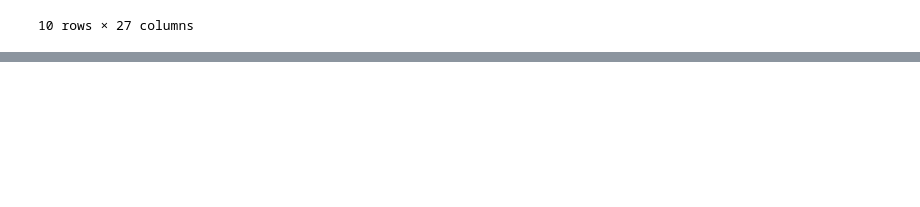
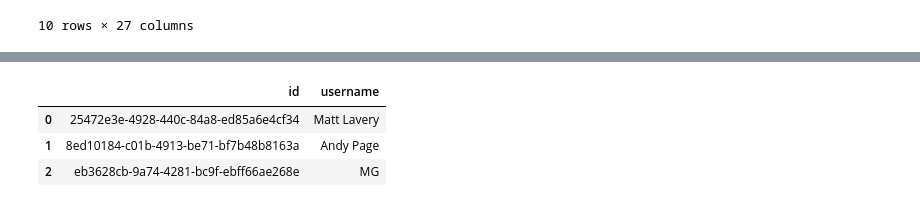
Before and after one commit to Gavin-Persad/predictions_data, a Jupyter notebook: Notebooks/not_yet_entered.ipynb, the cells around one changed output, grey strips where cells are left out. Drawn from its saved outputs; the diff is of its cells as text; code cells hidden in the pictures; blank space fills up the shorter version.

Commit message:
working but need to clean up return

```diff
--- a/Notebooks/not_yet_entered.ipynb
+++ b/Notebooks/not_yet_entered.ipynb
@@ -7,6 +7,7 @@ paths = {
     'predictions': Path('../CSV/25.03.2026/predictions_rows.csv'),
     'fixtures': Path('../CSV/25.03.2026/fixtures_rows.csv'),
     'game_weeks': Path('../CSV/25.03.2026/game_weeks_rows.csv'),
+    'season_players': Path('../CSV/25.03.2026/season_players_rows.csv'),
 }
 
 def load_and_clean(p):
@@ -19,7 +20,7 @@ def load_and_clean(p):
     # coerce obvious datetime-like columns
     for c in df.columns:
         cl = c.lower()
-        if any(k in cl for k in ('date','time','created_at','kick','kickoff')):
+        if any(k in cl for k in ('date','time','created_at','kick','kickoff','updated_at','predictions_close')):
             df[c] = pd.to_datetime(df[c], errors='coerce')
     return df
 
@@ -28,12 +29,14 @@ profiles = load_and_clean(paths['profiles'])
 predictions = load_and_clean(paths['predictions'])
 fixtures = load_and_clean(paths['fixtures'])
 game_weeks = load_and_clean(paths['game_weeks'])
+season_players = load_and_clean(paths['season_players'])
 
 # Quick checks
 print('profiles', profiles.shape)
 print('predictions', predictions.shape)
 print('fixtures', fixtures.shape)
 print('game_weeks', game_weeks.shape)
+print('season_players', season_players.shape)
 # %% [output]
 profiles (48, 4)
 predictions (10000, 7)
@@ -81,0 +109,73 @@ merged shape: (10000, 27)
+# %%
+# Compute players missing timely predictions for a game week (stepwise)
+# Set target GW id here (placeholder 'XXXX')
+targeted_game_week = '3ea490f3-3471-4c91-b539-2dde6cbff1daXXXX'
+# If placeholder detected, show available ids and pick the first one for a quick test
+if 'XXXX' in str(targeted_game_week) or str(targeted_game_week).strip() == '':
+    print('Placeholder targeted_game_week detected. Available game_week ids (first 10):')
+    try:
+        print(game_weeks['id'].astype(str).head(10).tolist())
+    except Exception:
+        print('Could not list game_week ids (game_weeks may be empty or missing id column)')
+    if not game_weeks.empty and 'id' in game_weeks.columns:
+        targeted_game_week = game_weeks['id'].astype(str).iat[0]
+        print('Using sample game_week id for testing:', targeted_game_week)
+    else:
+        raise RuntimeError('game_weeks is empty or missing id; set targeted_game_week to a valid id')
+
+try:
+    if targeted_game_week == 'XXXX':
+        print('Set targeted_game_week to a real game_week id to run the check (placeholder currently).')
+    else:
+        # 1. find season for the GW
+        gw_row = game_weeks[game_weeks['id'].astype(str) == str(targeted_game_week)]
+        if gw_row.empty:
+            raise KeyError(f'Game week id {targeted_game_week} not found in game_weeks')
+        season_id = gw_row.iloc[0]['season_id']
+        close_time = gw_row.iloc[0].get('predictions_close')
+        print('season_id =', season_id, 'predictions_close =', close_time)
+
+        # 2. players in that season
+        sp = season_players[season_players['season_id'].astype(str) == str(season_id)]
+        players_in_season = set(sp['player_id'].astype(str).unique())
+        print('players_in_season:', len(players_in_season))
+
+        # 3. fixtures in GW
+        fixtures_in_gw = fixtures[fixtures['game_week_id'].astype(str) == str(targeted_game_week)]
+        fixture_ids = set(fixtures_in_gw['id'].astype(str).unique())
+        print('fixture_ids count:', len(fixture_ids))
+
+        # 4. predictions for those fixtures
+        gw_preds = predictions[predictions['fixture_id'].astype(str).isin(fixture_ids)].copy()
+        print('predictions for GW:', gw_preds.shape[0])
+
+        # 5. determine timely predictions
+        gw_preds['updated_at'] = pd.to_datetime(gw_preds['updated_at'], errors='coerce')
+        if pd.isna(close_time):
+            print('No predictions_close found; treating any prediction as timely')
+            timely_users = set(gw_preds['user_id'].dropna().astype(str).unique())
+        else:
+            close_ts = pd.to_datetime(close_time, errors='coerce')
+            timely_mask = gw_preds['updated_at'].isna() | (gw_preds['updated_at'] <= close_ts)
+            timely_users = set(gw_preds.loc[timely_mask, 'user_id'].dropna().astype(str).unique())
+        print('timely_users count:', len(timely_users))
+
+        # 6. missing = players_in_season - timely_users
+        missing_ids = sorted([m for m in players_in_season if m not in timely_users])
+        missing_profiles = profiles[profiles['id'].astype(str).isin(missing_ids)][['id', 'username']].copy()
+        print(f'Players missing timely predictions for game_week {targeted_game_week}: {len(missing_profiles)}')
+        display(missing_profiles.reset_index(drop=True))
+except Exception as _err:
+    # Print helpful debug information to diagnose the failure
+    print('Error:', type(_err).__name__, str(_err))
+    try:
+        print('gw_row (head):', None if 'gw_row' not in locals() else gw_row.head().to_dict())
+    except Exception:
+        print('Could not print gw_row')
+    print('season_players columns:', list(season_players.columns))
+    print('fixtures columns:', list(fixtures.columns))
+    print('predictions columns:', list(predictions.columns))
+    print('profiles columns:', list(profiles.columns))
+    print('Sample gw_row repr:', repr(locals().get('close_time', None)))
+    raise
+# %% [output]
@@ -81,0 +191,4 @@ merged shape: (10000, 27)
+|  | id | username |
+| 0 | 25472e3e-4928-440c-84a8-ed85a6e4cf34 | Matt Lavery |
+| 1 | 8ed10184-c01b-4913-be71-bf7b48b8163a | Andy Page |
+| 2 | eb3628cb-9a74-4281-bc9f-ebff66ae268e | MG |
```
Also changed, not shown: parts of 3 cells of this notebook, 1 other file.
